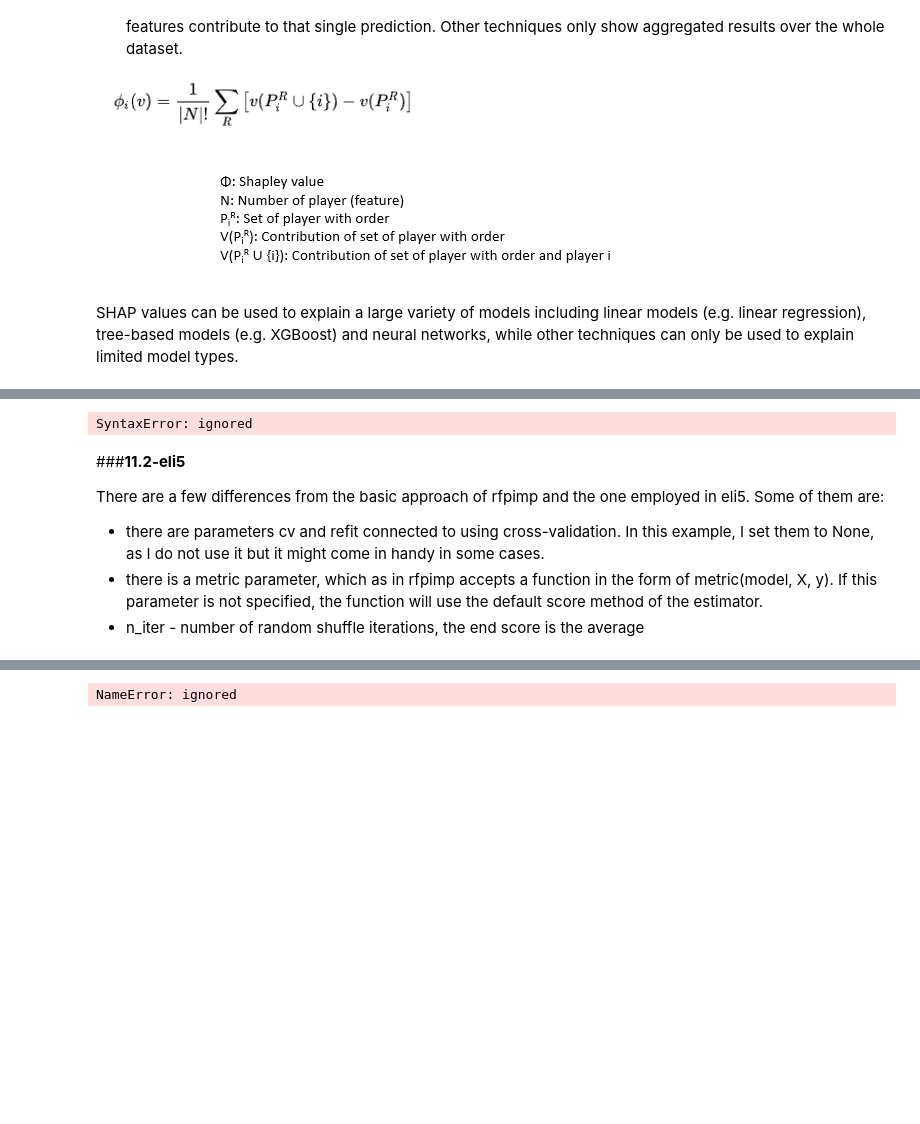
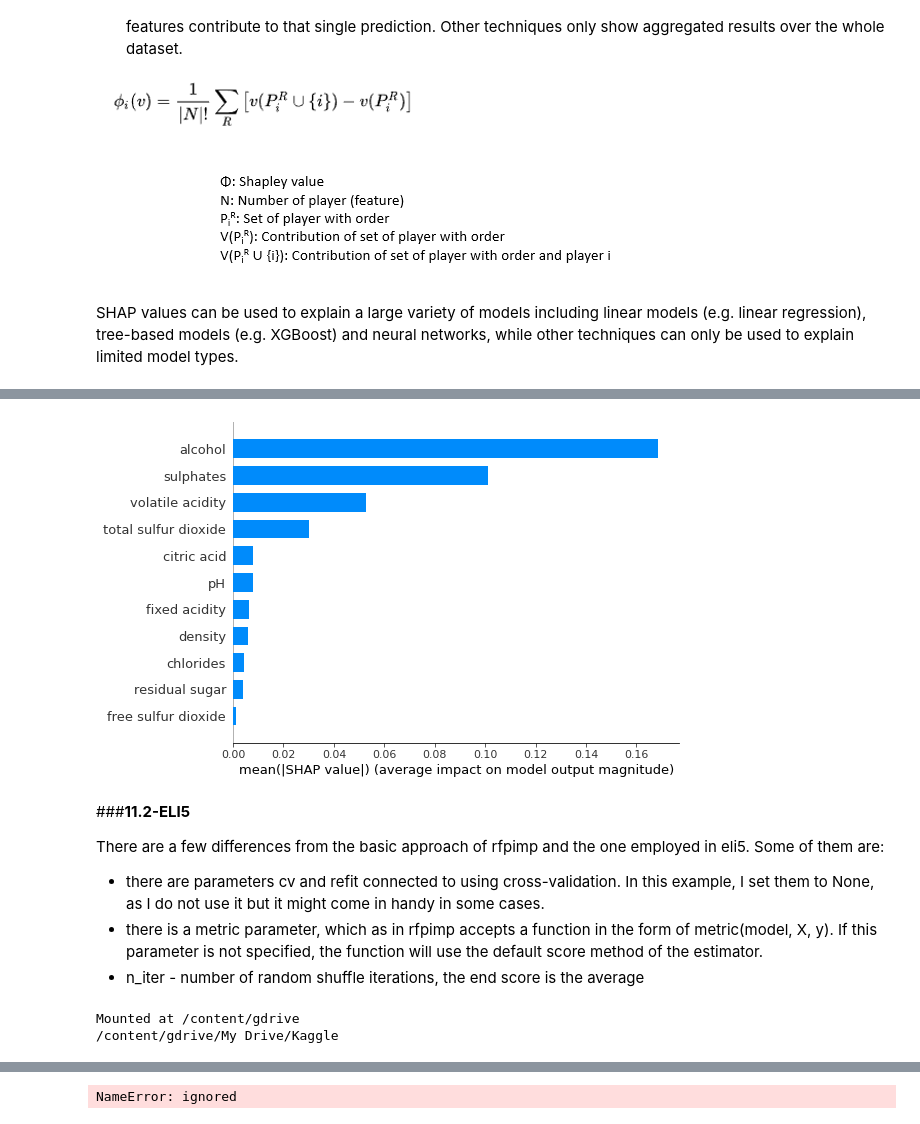
Before and after one commit to kumarpython/Machine-Learning, a Jupyter notebook: ML11-Feature Engineering.ipynb, the cells around one changed output, grey strips where cells are left out. Drawn from its saved outputs; the diff is of its cells as text; code cells hidden in the pictures; blank space fills up the shorter version.

```diff
--- a/ML11-Feature Engineering.ipynb
+++ b/ML11-Feature Engineering.ipynb
@@ -874,0 +903,3 @@ SHAP values can be used to explain a large variety of models including linear mo
+# %%
+data=pd.read_csv('WineQT.csv')
+data
@@ -875,7 +920,5 @@ SHAP values can be used to explain a large variety of models including linear mo
 # %%
 # SHAP Values
-import pandas as pd
-import numpy as np
 import shap
 from sklearn.model_selection import train_test_split
 from sklearn.metrics import mean_squared_error
@@ -892,8 +935,8 @@ import matplotlib.pyplot as plt
 import warnings
 warnings.filterwarnings('ignore')
 
-from sklearn.datasets import load_digits
-X, y = load_digits(return_X_y=True)
+y=data[['quality']]
+X=data.drop(['Id','quality'],axis=1)
 
 model = XGBRegressor(n_estimators=1000, max_depth=10, learning_rate=0.001)
 # Fit the Model
@@ -903,5 +946,7 @@ explainer = shap.TreeExplainer(model)
 shap_values = explainer.shap_values(X)
 
 for i in range(4):
-  shap.force_plot(explainer.expected_value, shap_values[i], features=X.loc[i], feature_names=X.columns)
+  shap.force_plot(explainer.expected_value, shap_values[i], features=X.iloc[i], feature_names=X.columns)
+
+plt.show()
 # %% [output]
@@ -914,11 +958,29 @@ AttributeError: ignored
 # %%
-shap.summary_plot(shap_values, features=X, feature_names=X.columns, plot_type=’bar’)
+shap.summary_plot(shap_values, features=X, feature_names=X.columns, plot_type='bar')
 # %% [output]
-SyntaxError: ignored
+[figure, added]
 # %% [markdown]
-###**11.2-eli5**
+###**11.2-ELI5**
 
 There are a few differences from the basic approach of rfpimp and the one employed in eli5. Some of them are:
 * there are parameters cv and refit connected to using cross-validation. In this example, I set them to None, as I do not use it but it might come in handy in some cases.
 * there is a metric parameter, which as in rfpimp accepts a function in the form of metric(model, X, y). If this parameter is not specified, the function will use the default score method of the estimator.
 * n_iter - number of random shuffle iterations, the end score is the average
+# %%
+import numpy as np
+import pandas as pd
+import matplotlib.pyplot as plt
+import seaborn as sns
+
+from google.colab import drive
+drive.mount('/content/gdrive', force_remount=True)
+
+import os
+os.environ['KAGGLE_CONFIG_DIR'] = "/content/gdrive/My Drive/Kaggle"
+# /content/gdrive/My Drive/Kaggle is the path where kaggle.json is present in the Google Drive
+
+#changing the working directory
+%cd /content/gdrive/My Drive/Kaggle
+# %% [output]
+Mounted at /content/gdrive
+/content/gdrive/My Drive/Kaggle
```
Also changed, not shown: parts of 12 cells of this notebook, 1 other file.
